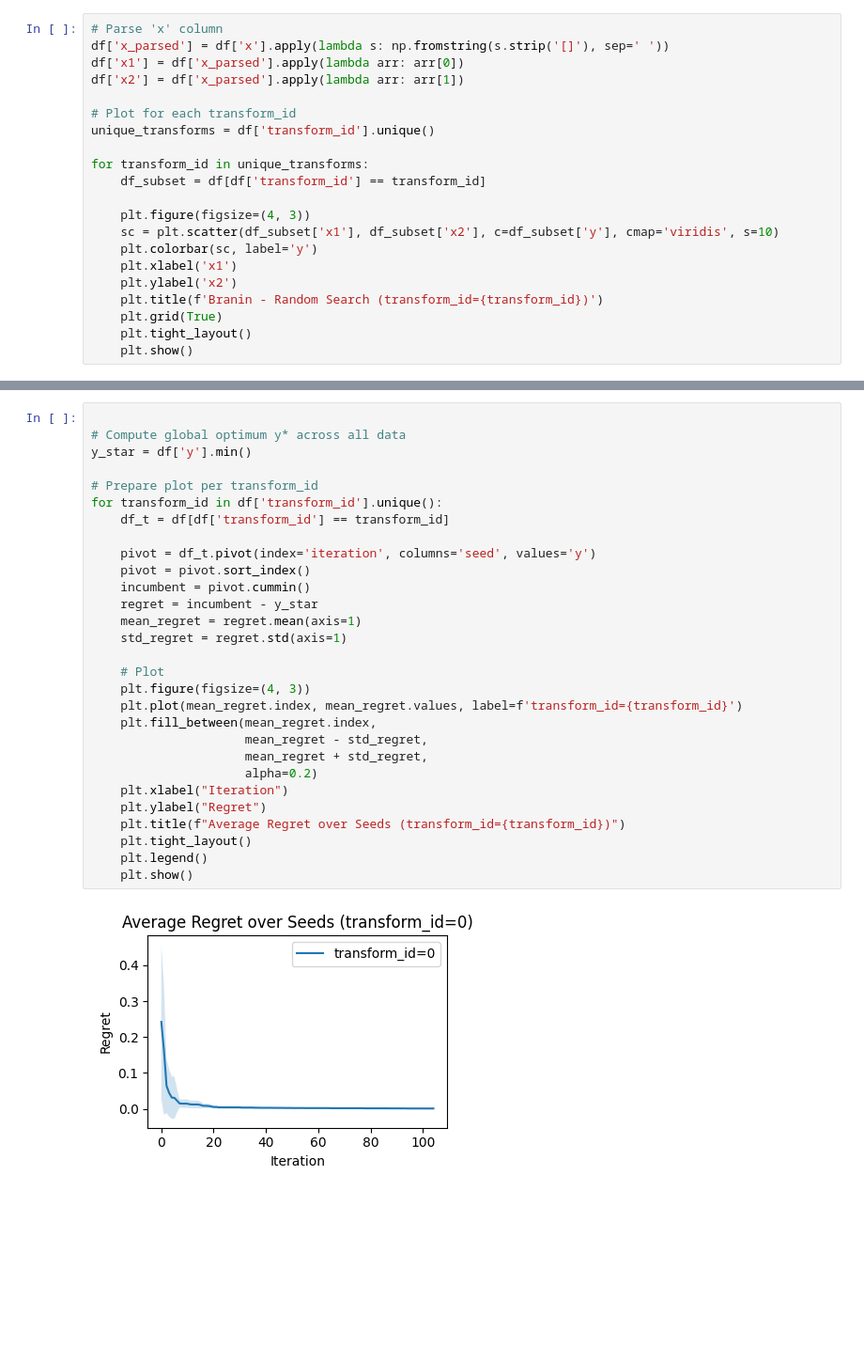
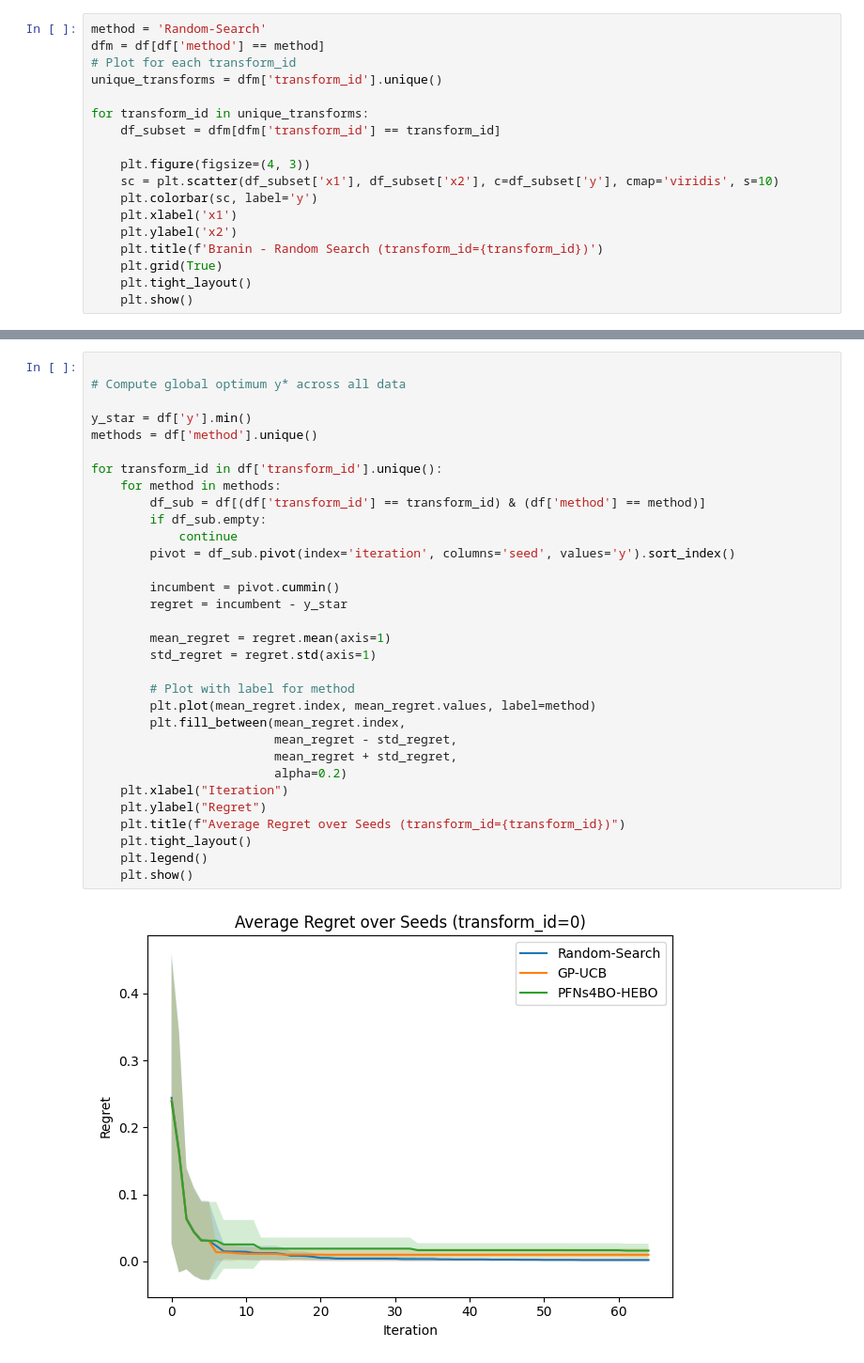
Before and after one commit to timruhkopf/ExperiencedFT-PFNs, a Jupyter notebook: HPO_tasks/Synthetic/plot.ipynb, the cells around one changed output, grey strips where cells are left out. Shown at 94% size. Cells and saved outputs as stored; diff of their text form; blank space fills up the shorter version.

```diff
--- a/HPO_tasks/Synthetic/plot.ipynb
+++ b/HPO_tasks/Synthetic/plot.ipynb
@@ -27,14 +18,11 @@ print(df.head())
 # %%
-# Parse 'x' column
-df['x_parsed'] = df['x'].apply(lambda s: np.fromstring(s.strip('[]'), sep=' '))
-df['x1'] = df['x_parsed'].apply(lambda arr: arr[0])
-df['x2'] = df['x_parsed'].apply(lambda arr: arr[1])
-
+method = 'Random-Search'
+dfm = df[df['method'] == method]
 # Plot for each transform_id
-unique_transforms = df['transform_id'].unique()
+unique_transforms = dfm['transform_id'].unique()
 
 for transform_id in unique_transforms:
-    df_subset = df[df['transform_id'] == transform_id]
+    df_subset = dfm[dfm['transform_id'] == transform_id]
 
     plt.figure(figsize=(4, 3))
     sc = plt.scatter(df_subset['x1'], df_subset['x2'], c=df_subset['y'], cmap='viridis', s=10)
@@ -55,31 +43,34 @@ for transform_id in unique_transforms:
 # %%
 
 # Compute global optimum y* across all data
+
 y_star = df['y'].min()
+methods = df['method'].unique()
 
-# Prepare plot per transform_id
 for transform_id in df['transform_id'].unique():
-    df_t = df[df['transform_id'] == transform_id]
+    for method in methods:
+        df_sub = df[(df['transform_id'] == transform_id) & (df['method'] == method)]
+        if df_sub.empty:
+            continue
+        pivot = df_sub.pivot(index='iteration', columns='seed', values='y').sort_index()
 
-    pivot = df_t.pivot(index='iteration', columns='seed', values='y')
-    pivot = pivot.sort_index()
-    incumbent = pivot.cummin()
-    regret = incumbent - y_star
-    mean_regret = regret.mean(axis=1)
-    std_regret = regret.std(axis=1)
+        incumbent = pivot.cummin()
+        regret = incumbent - y_star
 
-    # Plot
-    plt.figure(figsize=(4, 3))
-    plt.plot(mean_regret.index, mean_regret.values, label=f'transform_id={transform_id}')
-    plt.fill_between(mean_regret.index,
-                     mean_regret - std_regret,
-                     mean_regret + std_regret,
-                     alpha=0.2)
+        mean_regret = regret.mean(axis=1)
+        std_regret = regret.std(axis=1)
+
+        # Plot with label for method
+        plt.plot(mean_regret.index, mean_regret.values, label=method)
+        plt.fill_between(mean_regret.index,
+                         mean_regret - std_regret,
+                         mean_regret + std_regret,
+                         alpha=0.2)
     plt.xlabel("Iteration")
     plt.ylabel("Regret")
     plt.title(f"Average Regret over Seeds (transform_id={transform_id})")
     plt.tight_layout()
     plt.legend()
     plt.show()
 # %% [output]
-[figure, old version]
+[figure, new version]
```
Also changed, not shown: parts of 3 cells of this notebook, 3 other files.
